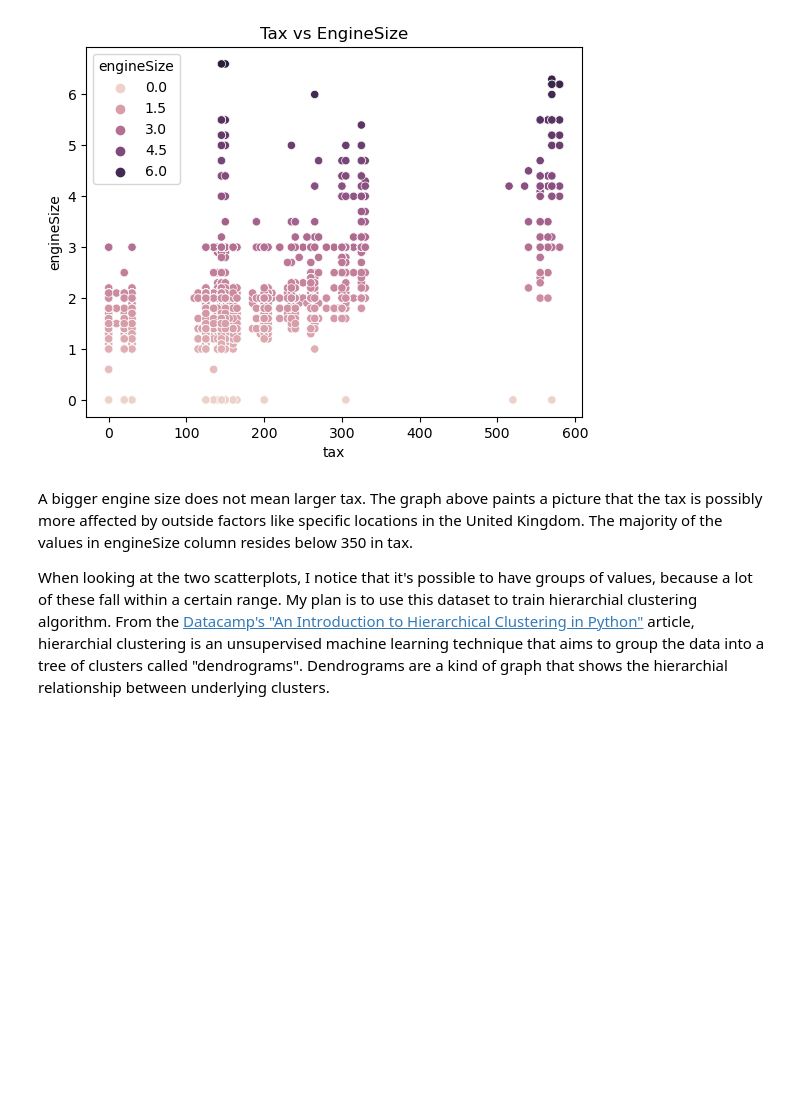
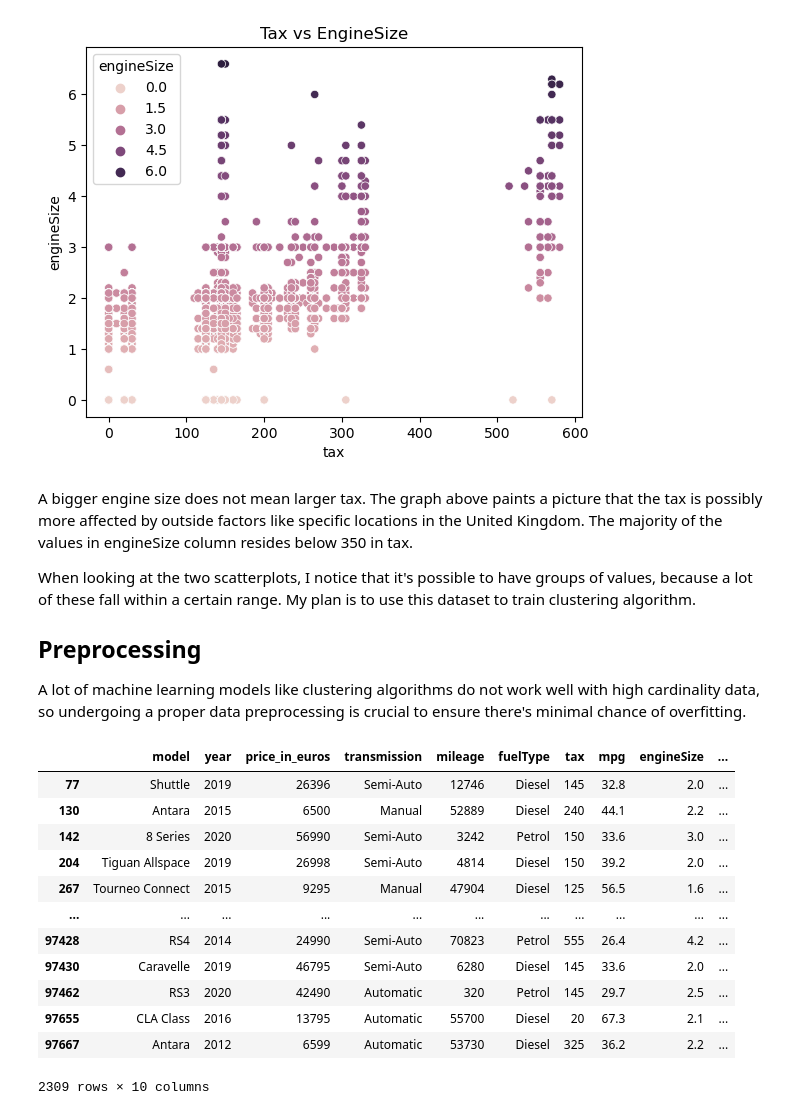
Before and after one commit to anniezhe0/cars, a Jupyter notebook: carsv2.ipynb, the cells around one changed output. Cells and saved outputs as stored; diff of their text form; code cells hidden in the pictures; blank space fills up the shorter version.

Commit message:
data preprocessing

```diff
--- a/carsv2.ipynb
+++ b/carsv2.ipynb
@@ -146,4 +146,26 @@ Text(0.5, 1.0, 'Tax vs EngineSize')
 A bigger engine size does not mean larger tax. The graph above paints a picture that the tax is possibly more affected by outside factors like specific locations in the United Kingdom. The majority of the values in engineSize column resides below 350 in tax.
 
 
-When looking at the two scatterplots, I notice that it's possible to have groups of values, because a lot of these fall within a certain range. My plan is to use this dataset to train hierarchial clustering algorithm. From the [Datacamp's "An Introduction to Hierarchical Clustering in Python"](https://www.datacamp.com/tutorial/introduction-hierarchical-clustering-python) article, hierarchial clustering is an unsupervised machine learning technique that aims to group the data into a tree of clusters called "dendrograms". Dendrograms are a kind of graph that shows the hierarchial relationship between underlying clusters.
+When looking at the two scatterplots, I notice that it's possible to have groups of values, because a lot of these fall within a certain range. My plan is to use this dataset to train clustering algorithm.
+
+## Preprocessing
+A lot of machine learning models like clustering algorithms do not work well with high cardinality data, so undergoing a proper data preprocessing is crucial to ensure there's minimal chance of overfitting.
+# %%
+counts = cars["model"].value_counts()
+cars[cars["model"].map(counts)<=100]
+
+#cars[cars.groupby(cars)[cars].transform('size')<=1000]
+# %% [output]
+|  | model | year | price_in_euros | transmission | mileage | fuelType | tax | mpg | engineSize | ... |
+| 77 | Shuttle | 2019 | 26396 | Semi-Auto | 12746 | Diesel | 145 | 32.8 | 2.0 | ... |
+| 130 | Antara | 2015 | 6500 | Manual | 52889 | Diesel | 240 | 44.1 | 2.2 | ... |
+| 142 | 8 Series | 2020 | 56990 | Semi-Auto | 3242 | Petrol | 150 | 33.6 | 3.0 | ... |
+| 204 | Tiguan Allspace | 2019 | 26998 | Semi-Auto | 4814 | Diesel | 150 | 39.2 | 2.0 | ... |
+| 267 | Tourneo Connect | 2015 | 9295 | Manual | 47904 | Diesel | 125 | 56.5 | 1.6 | ... |
+| ... | ... | ... | ... | ... | ... | ... | ... | ... | ... | ... |
+| 97428 | RS4 | 2014 | 24990 | Semi-Auto | 70823 | Petrol | 555 | 26.4 | 4.2 | ... |
+| 97430 | Caravelle | 2019 | 46795 | Semi-Auto | 6280 | Diesel | 145 | 33.6 | 2.0 | ... |
+| 97462 | RS3 | 2020 | 42490 | Automatic | 320 | Petrol | 145 | 29.7 | 2.5 | ... |
+| 97655 | CLA Class | 2016 | 13795 | Automatic | 55700 | Diesel | 20 | 67.3 | 2.1 | ... |
+| 97667 | Antara | 2012 | 6599 | Automatic | 53730 | Diesel | 325 | 36.2 | 2.2 | ... |
+2309 rows × 10 columns
```
Also changed, not shown: parts of 10 cells of this notebook.
